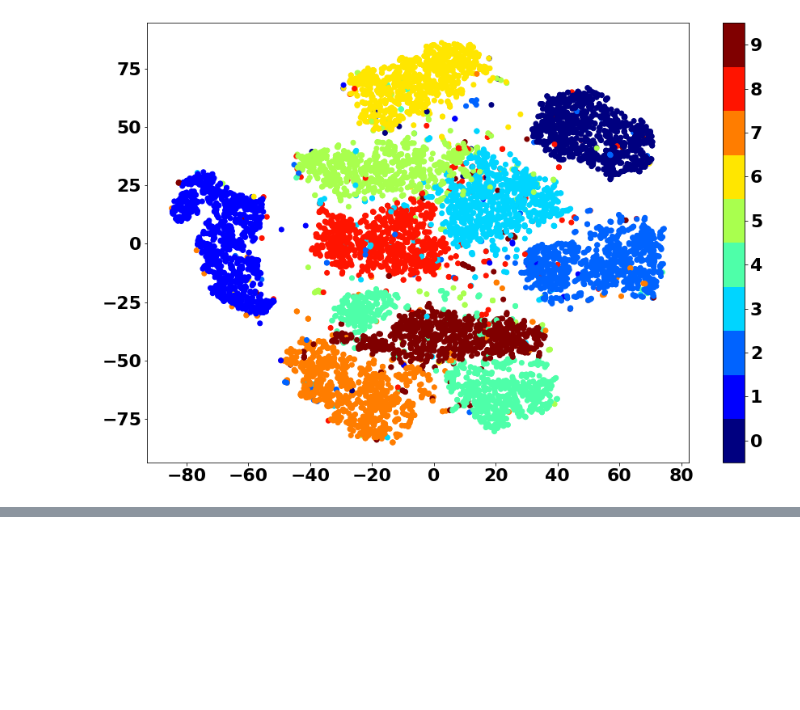
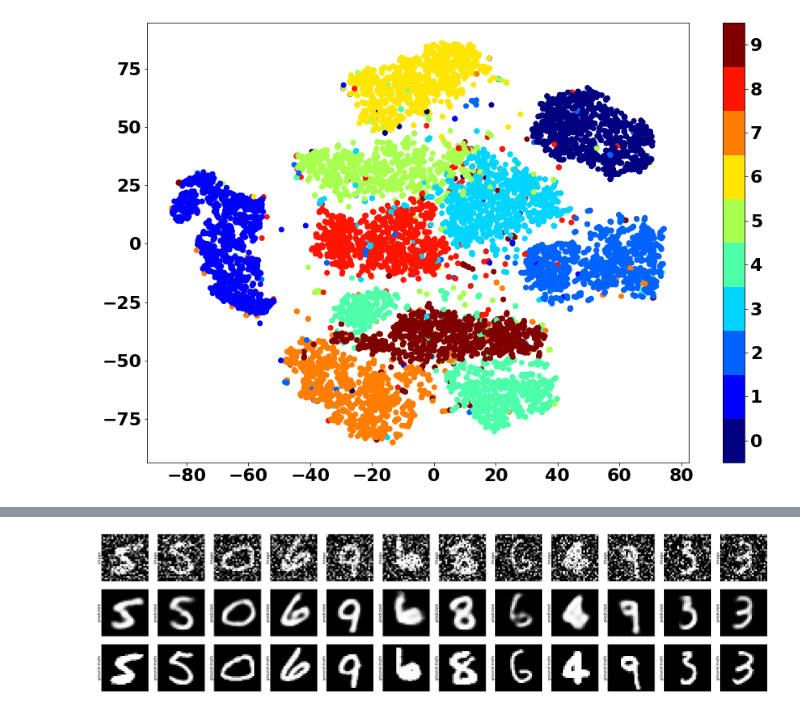
Before and after one commit to Jarmos-san/Hands-on-Computer-Vision-with-TensorFlow-2-lessons, a Jupyter notebook: Chapter_6_Autoencoders.ipynb, the cells around one changed output, grey strips where cells are left out. Saved outputs shown, nothing was run; the diff lists cells and outputs as text; code cells hidden in the pictures; blank space fills up the shorter version.

```diff
--- a/Chapter_6_Autoencoders.ipynb
+++ b/Chapter_6_Autoencoders.ipynb
@@ -426,0 +778,11 @@ plt.show()
+# %%
+predicted_samples = autoencoder.predict_on_batch(noisy_samples)
+
+fig = plot_image_grid([np.squeeze(noisy_samples),
+                       np.squeeze(predicted_samples),
+                       np.squeeze(orig_samples)],
+                      titles=['image', 'predicted', 'ground-truth'],
+                      grayscale=True, transpose=True)
+fig.show()
+# %% [output]
+[figure, added]
```
Also changed, not shown: parts of 14 cells of this notebook.
